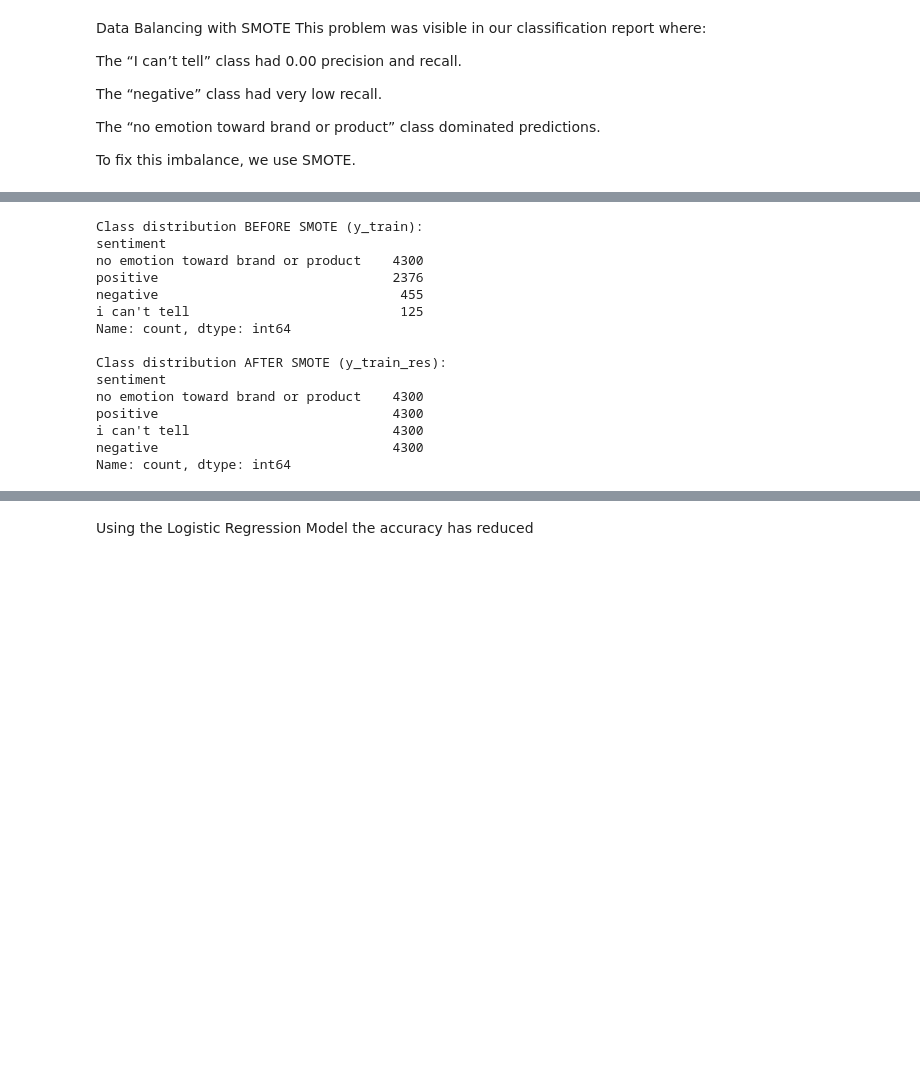
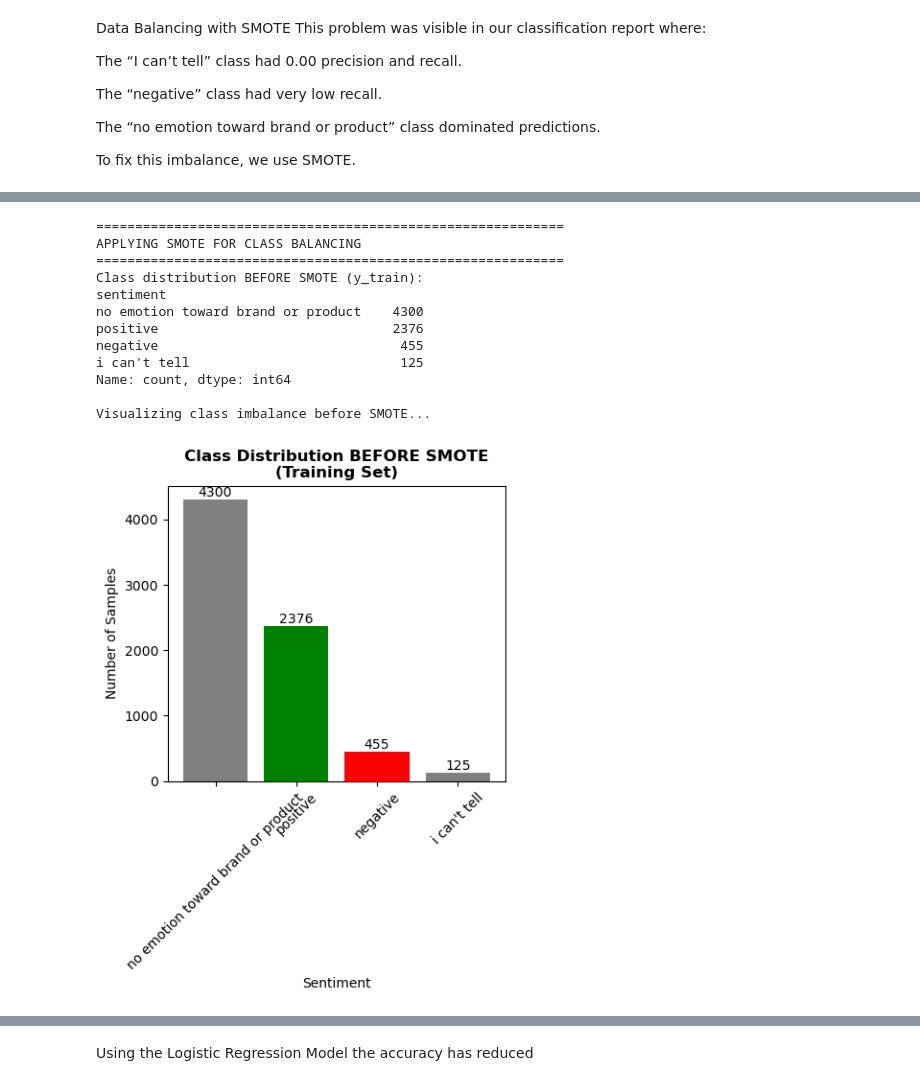
Before and after one commit to Joan-omanyo/dsc-phase-4-project-v3-group-6, a Jupyter notebook: Untitled.ipynb, the cells around one changed output, grey strips where cells are left out. Drawn from its saved outputs; the diff is of its cells as text; code cells hidden in the pictures; blank space fills up the shorter version.

```diff
--- a/Untitled.ipynb
+++ b/Untitled.ipynb
@@ -468,39 +552,45 @@ To fix this imbalance, we use SMOTE.
 # %%
-from imblearn.over_sampling import SMOTE
-import pandas as pd
+# --- STEP 4: APPLY SMOTE FOR CLASS BALANCING ---
+print("\n" + "="*60)
+print("APPLYING SMOTE FOR CLASS BALANCING")
+print("="*60)
 
 
-# 1. Inspect original class distribution (training)
+# 1. Inspect original class distribution (training)#************************original
 
 print("Class distribution BEFORE SMOTE (y_train):")
 print(y_train.value_counts())
 print()
 
+# Display visual of class imbalance before SMOTE  ****************************new
+print("Visualizing class imbalance before SMOTE...")
+plt.figure(figsize=(10, 4))
 
-# 2. Apply SMOTE on TF-IDF vectors (training only)
+plt.subplot(1, 2, 1)
+y_train_counts = y_train.value_counts()
+colors = ['green' if label == 'positive' else 'red' if label == 'negative' else 'gray' for label in y_train_counts.index]
+bars = plt.bar(y_train_counts.index, y_train_counts.values, color=colors)
+plt.title('Class Distribution BEFORE SMOTE\n(Training Set)', fontsize=12, fontweight='bold')
+plt.xlabel('Sentiment')
+plt.ylabel('Number of Samples')
+plt.xticks(rotation=45)
 
-smote = SMOTE(random_state=42)
-
-X_train_res, y_train_res = smote.fit_resample(X_train_vec, y_train)
-
-
-# 3. Inspect new balanced distribution
-
-print("Class distribution AFTER SMOTE (y_train_res):")
-print(pd.Series(y_train_res).value_counts())
+# Add count labels on bars
+for bar in bars:
+    height = bar.get_height()
+    plt.text(bar.get_x() + bar.get_width()/2., height,
+             f'{int(height)}', ha='center', va='bottom')
 # %% [output]
+============================================================
+APPLYING SMOTE FOR CLASS BALANCING
+============================================================
 Class distribution BEFORE SMOTE (y_train):
 sentiment
 no emotion toward brand or product    4300
 positive                              2376
 negative                               455
 i can't tell                           125
 Name: count, dtype: int64
 
-Class distribution AFTER SMOTE (y_train_res):
-sentiment
-no emotion toward brand or product    4300
-positive                              4300
-i can't tell                          4300
-negative                              4300
-Name: count, dtype: int64
+Visualizing class imbalance before SMOTE...
+[figure, added]
```
Also changed, not shown: parts of 34 cells of this notebook, 1 other file.
